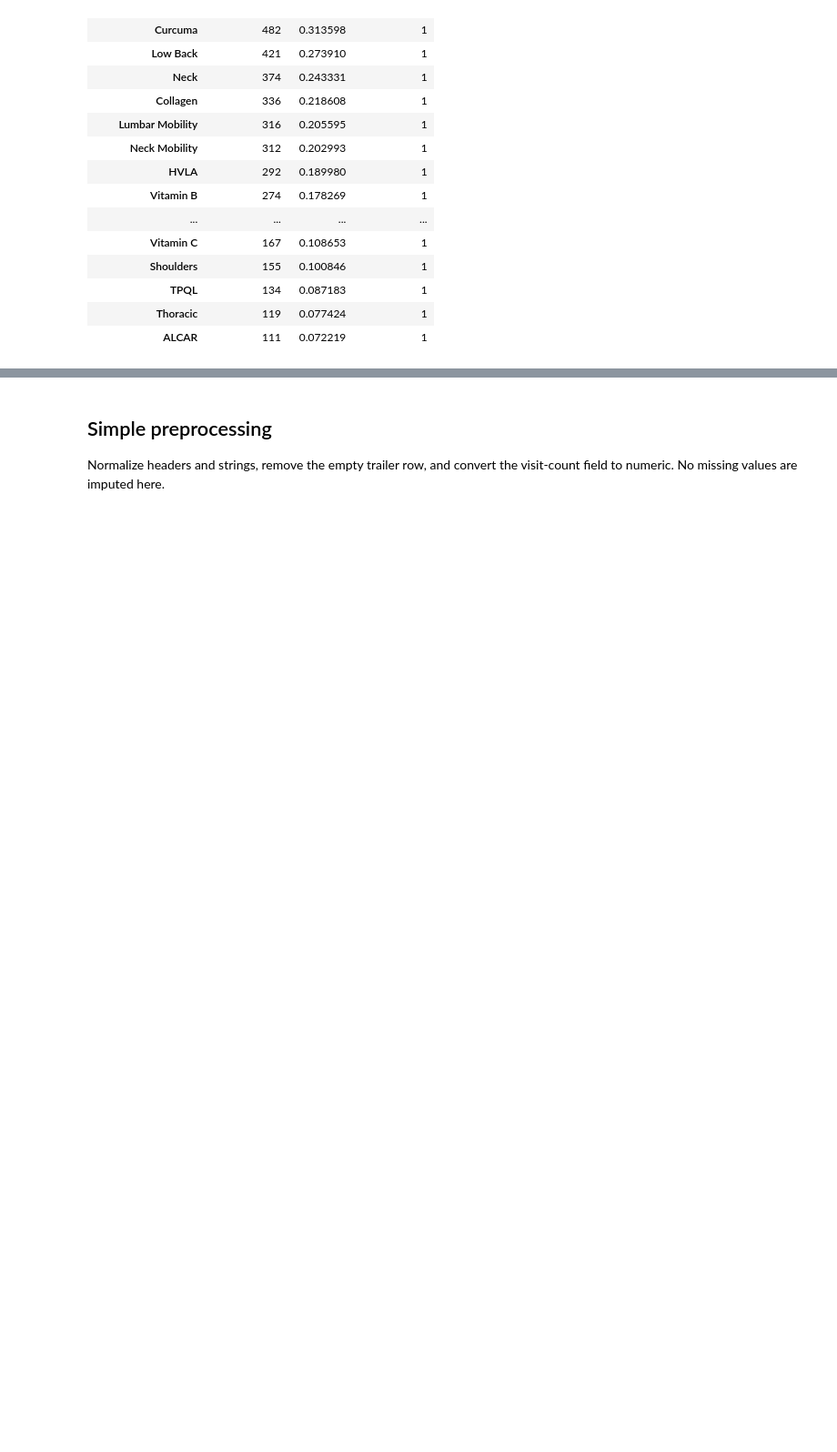
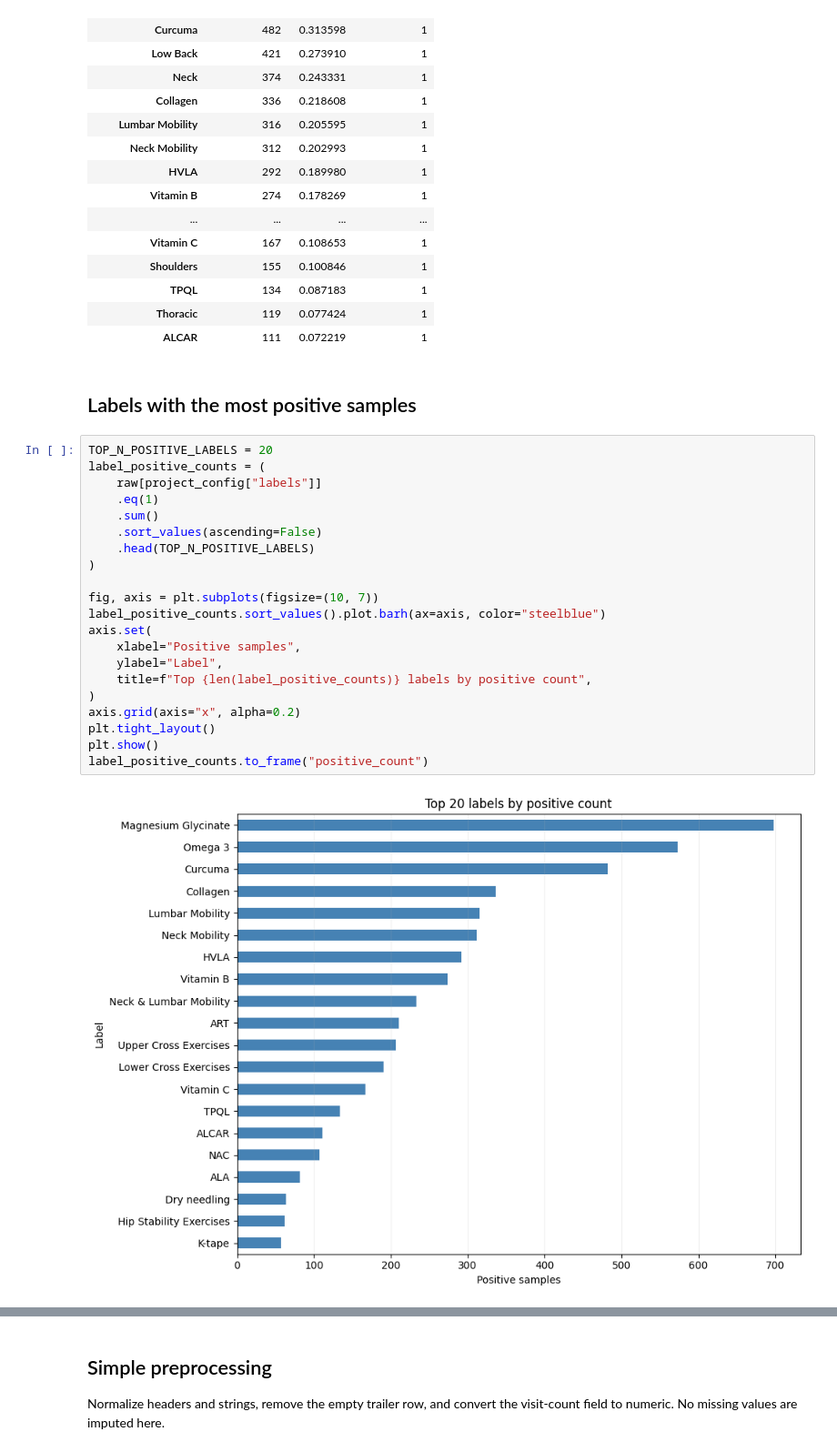
Before and after one commit to channguyen47/BMRA_modular_MLC, a Jupyter notebook: notebooks/00_data_preprocessing.ipynb, the cells around one changed output, grey strips where cells are left out. Shown at 91% size. Drawn from its saved outputs; the diff is of its cells as text; blank space fills up the shorter version.

```diff
--- a/notebooks/00_data_preprocessing.ipynb
+++ b/notebooks/00_data_preprocessing.ipynb
@@ -239,3 +267,28 @@ Class columns with values outside 0/1: {}
 | TPQL | 134 | 0.087183 | 1 |
 | Thoracic | 119 | 0.077424 | 1 |
 | ALCAR | 111 | 0.072219 | 1 |
+# %% [markdown]
+## Labels with the most positive samples
+# %%
+TOP_N_POSITIVE_LABELS = 20
+label_positive_counts = (
+    raw[project_config["labels"]]
+    .eq(1)
+    .sum()
+    .sort_values(ascending=False)
+    .head(TOP_N_POSITIVE_LABELS)
+)
+
+fig, axis = plt.subplots(figsize=(10, 7))
+label_positive_counts.sort_values().plot.barh(ax=axis, color="steelblue")
+axis.set(
+    xlabel="Positive samples",
+    ylabel="Label",
+    title=f"Top {len(label_positive_counts)} labels by positive count",
+)
+axis.grid(axis="x", alpha=0.2)
+plt.tight_layout()
+plt.show()
+label_positive_counts.to_frame("positive_count")
+# %% [output]
+[figure, added]
```
Also changed, not shown: parts of 6 cells of this notebook, 16 other files.
